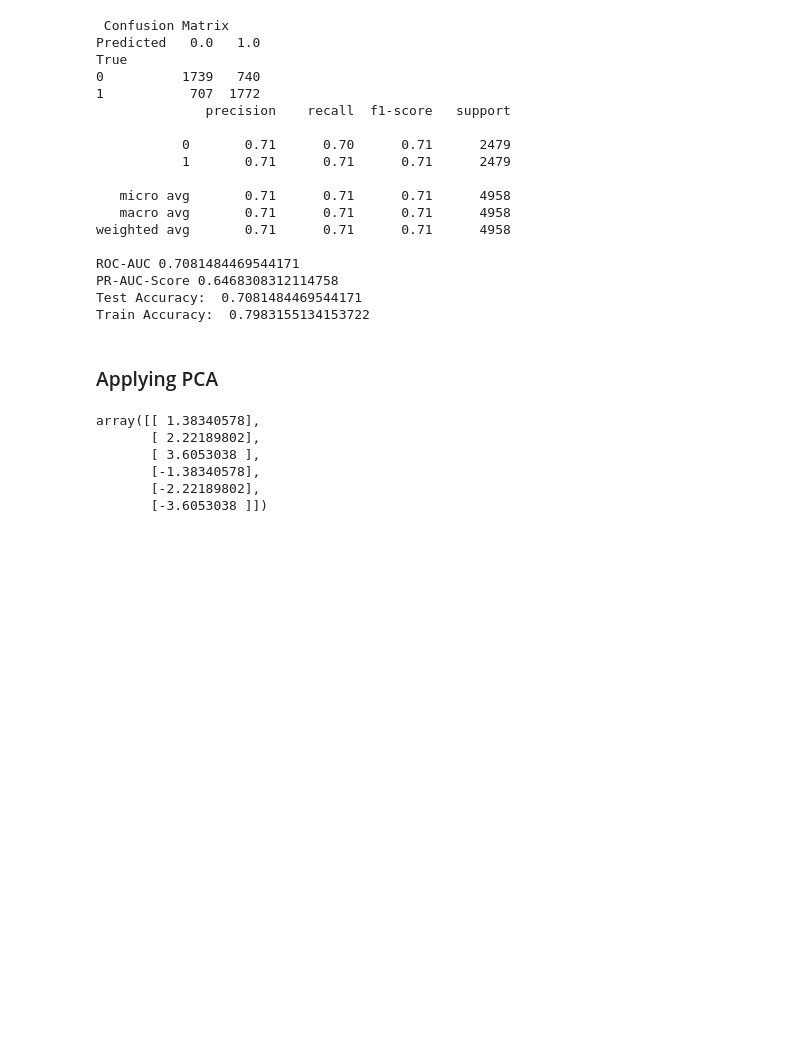
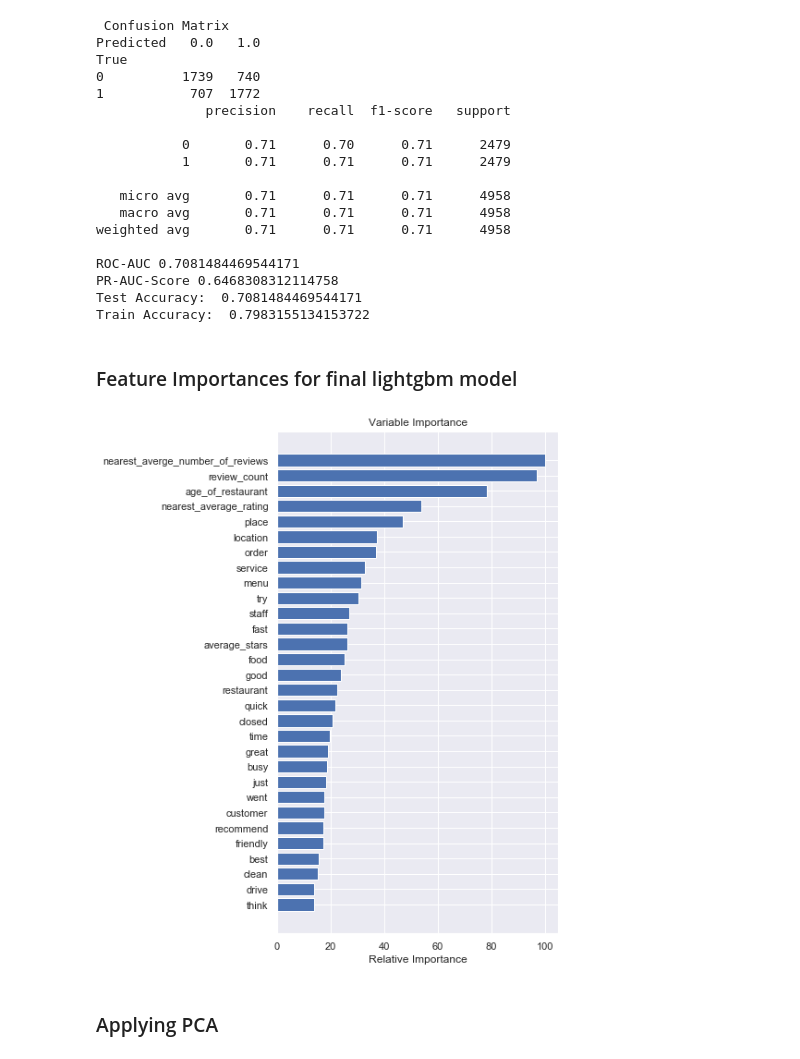
Before and after one commit to Tinsae/Thinkful-Data-Science, a Jupyter notebook: DS/Unit 3/Supervised Learning Capstone.ipynb, the cells around one changed output. Cells and saved outputs as stored; diff of their text form; code cells hidden in the pictures; blank space fills up the shorter version.

```diff
--- a/DS/Unit 3/Supervised Learning Capstone.ipynb
+++ b/DS/Unit 3/Supervised Learning Capstone.ipynb
@@ -2491,18 +2511,30 @@ ROC-AUC 0.7081484469544171
 PR-AUC-Score 0.6468308312114758
 Test Accuracy:  0.7081484469544171
 Train Accuracy:  0.7983155134153722
+# %% [markdown]
+### Feature Importances for final lightgbm model
+# %%
+feature_importance = lgbm_model_final.feature_importance()
+# Make importances relative to max importance.
+feature_importance = 100.0 * (feature_importance / feature_importance.max())
+# argsort sorts from smallest to largest
+sorted_idx = np.argsort(feature_importance)[-30:]
+pos = np.arange(sorted_idx.shape[0]) + .9
+# # use only one column of a 1 x 2 figure
+sns.set(rc={'figure.figsize':(12,10)})
+
+plt.subplot(1, 2, 2)
+# pos is the postion of the bars on the y axis
+# feature_importance[sorted_idx] is the width of the bars
+plt.barh(pos, feature_importance[sorted_idx], align='center')
+plt.yticks(pos, np.array(all_the_features)[[sorted_idx]])
+plt.xlabel('Relative Importance')
+plt.title('Variable Importance')
+plt.show()
+# %% [output]
+[figure, added]
 # %% [markdown]
 ### Applying PCA
 # %%
 import numpy as np
 from sklearn.decomposition import PCA
-X = np.array([[-1, -1], [-2, -1], [-3, -2], [1, 1], [2, 1], [3, 2]])
-pca = PCA(n_components=1)
-pca.fit_transform(X)
-# %% [output]
-array([[ 1.38340578],
-       [ 2.22189802],
-       [ 3.6053038 ],
-       [-1.38340578],
-       [-2.22189802],
-       [-3.6053038 ]])
```
Also changed, not shown: parts of 33 cells of this notebook, 3 other files.
